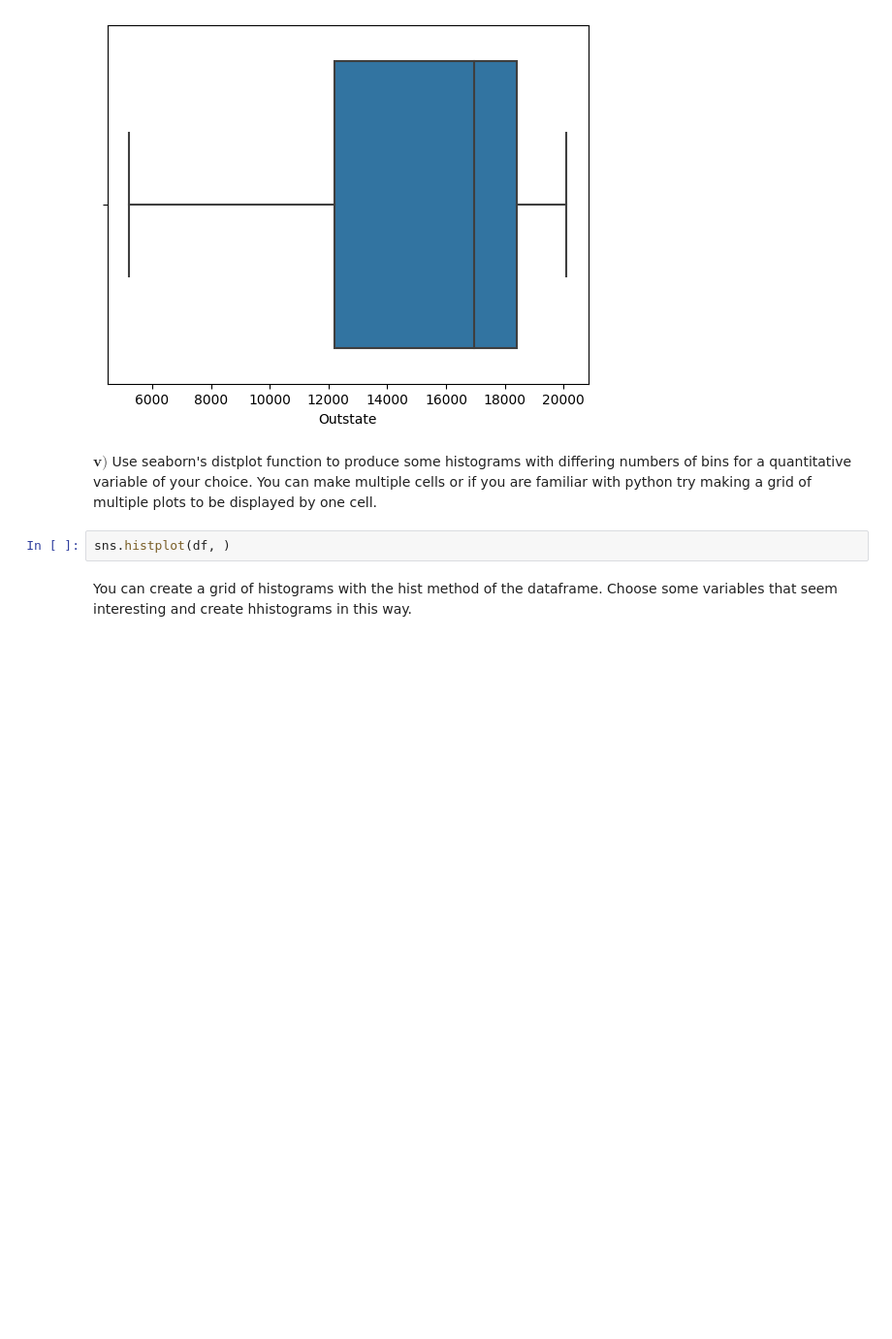
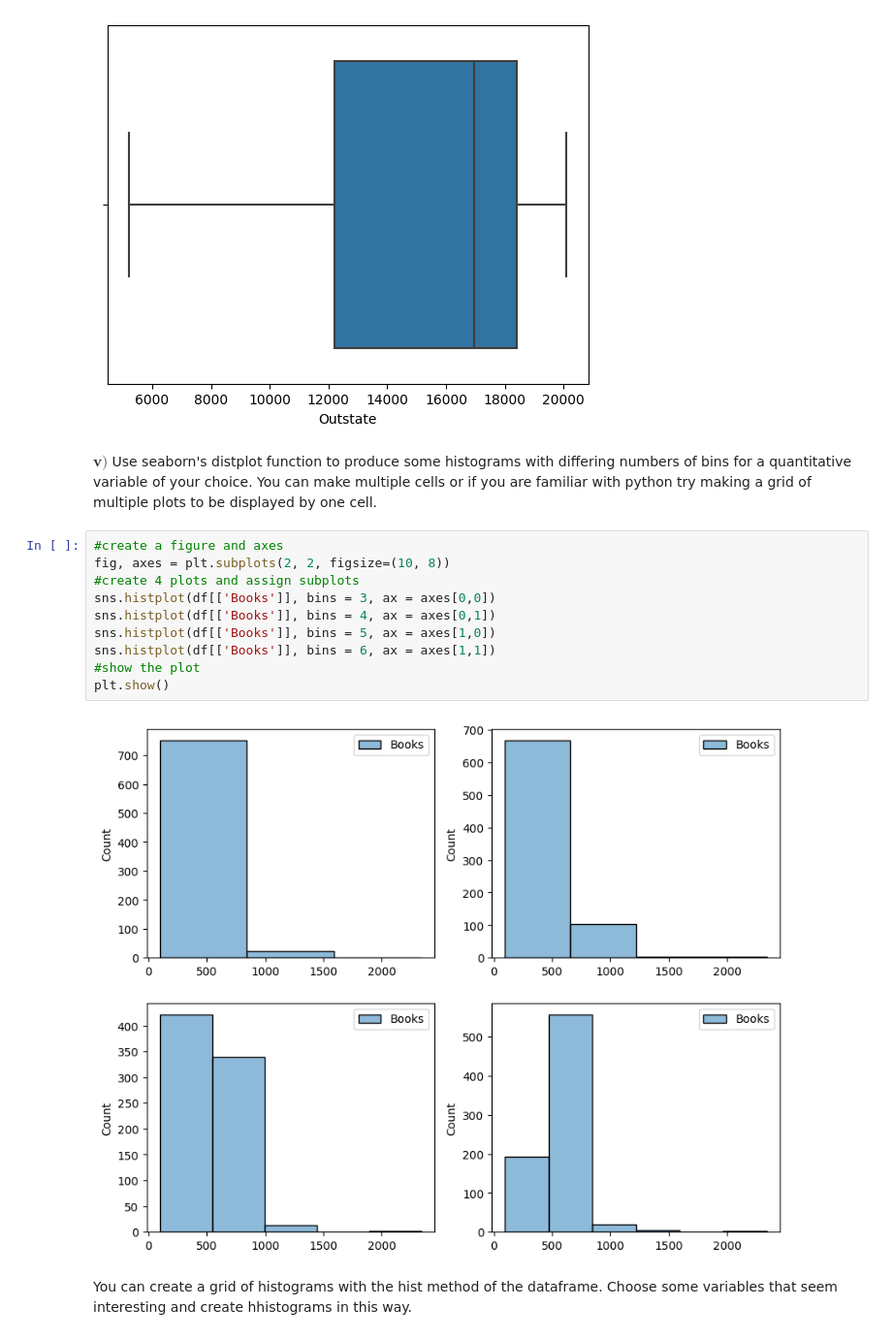
Before and after one commit to JedRoundy/Machine_Learning_For_Economists, a Jupyter notebook: PSET_3/pset3coding.ipynb, the cells around one changed output. Shown at 97% size. Saved outputs shown, nothing was run; the diff lists cells and outputs as text; blank space fills up the shorter version.

```diff
--- a/PSET_3/pset3coding.ipynb
+++ b/PSET_3/pset3coding.ipynb
@@ -143,7 +144,17 @@ sns.boxplot(elite_df, x = 'Outstate')
 [figure]
 # %% [markdown]
 $\mathbf{v)}$ Use seaborn's distplot function to produce some histograms with differing numbers of bins for a quantitative variable of your choice. You can make multiple cells or if you are familiar with python try making a grid of multiple plots to be displayed by one cell.
-# %%
-sns.histplot(df, )
+# %%
+#create a figure and axes
+fig, axes = plt.subplots(2, 2, figsize=(10, 8))
+#create 4 plots and assign subplots
+sns.histplot(df[['Books']], bins = 3, ax = axes[0,0])
+sns.histplot(df[['Books']], bins = 4, ax = axes[0,1])
+sns.histplot(df[['Books']], bins = 5, ax = axes[1,0])
+sns.histplot(df[['Books']], bins = 6, ax = axes[1,1])
+#show the plot
+plt.show()
+# %% [output]
+[figure, added]
 # %% [markdown]
 You can create a grid of histograms with the hist method of the dataframe. Choose some variables that seem interesting and create hhistograms in this way.
```
Also changed, not shown: parts of 28 cells of this notebook.
